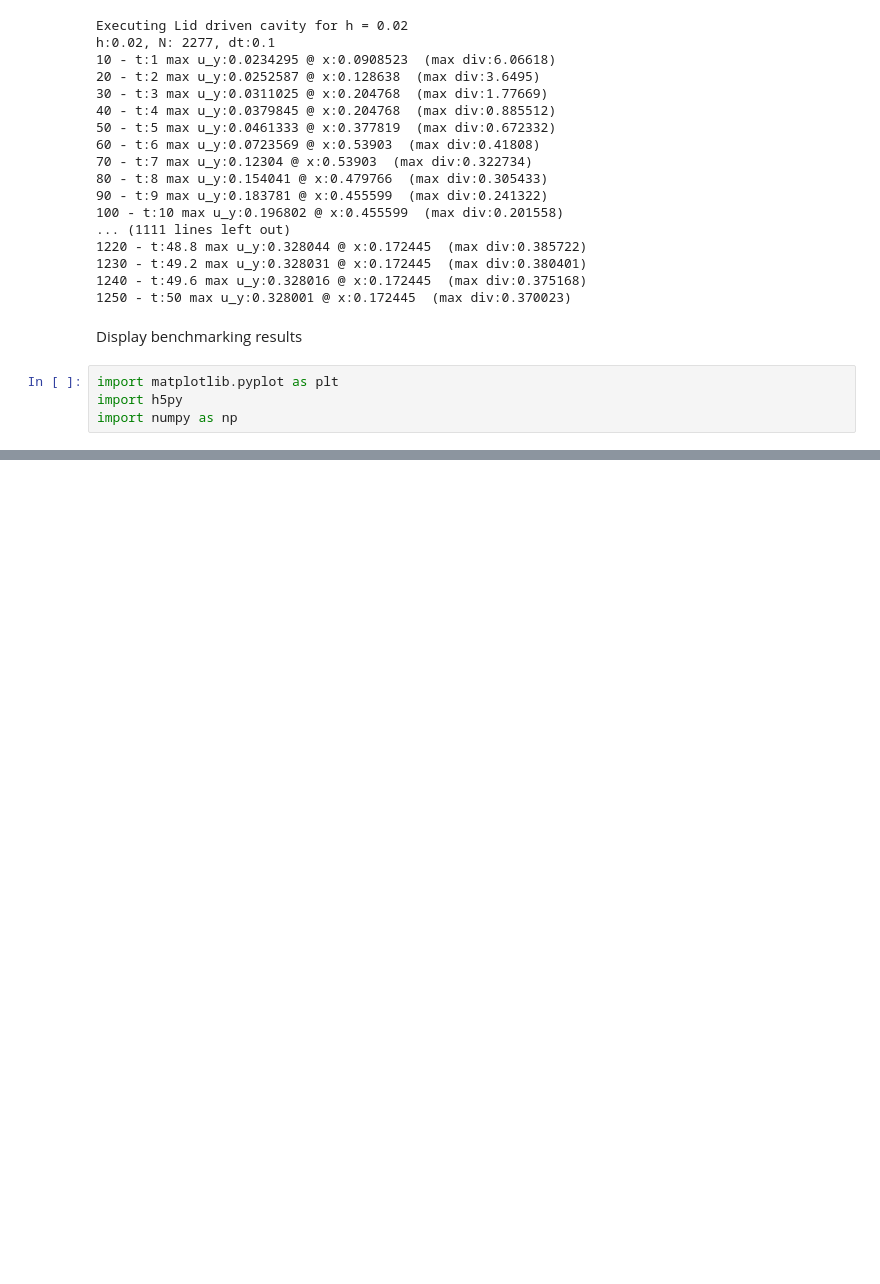
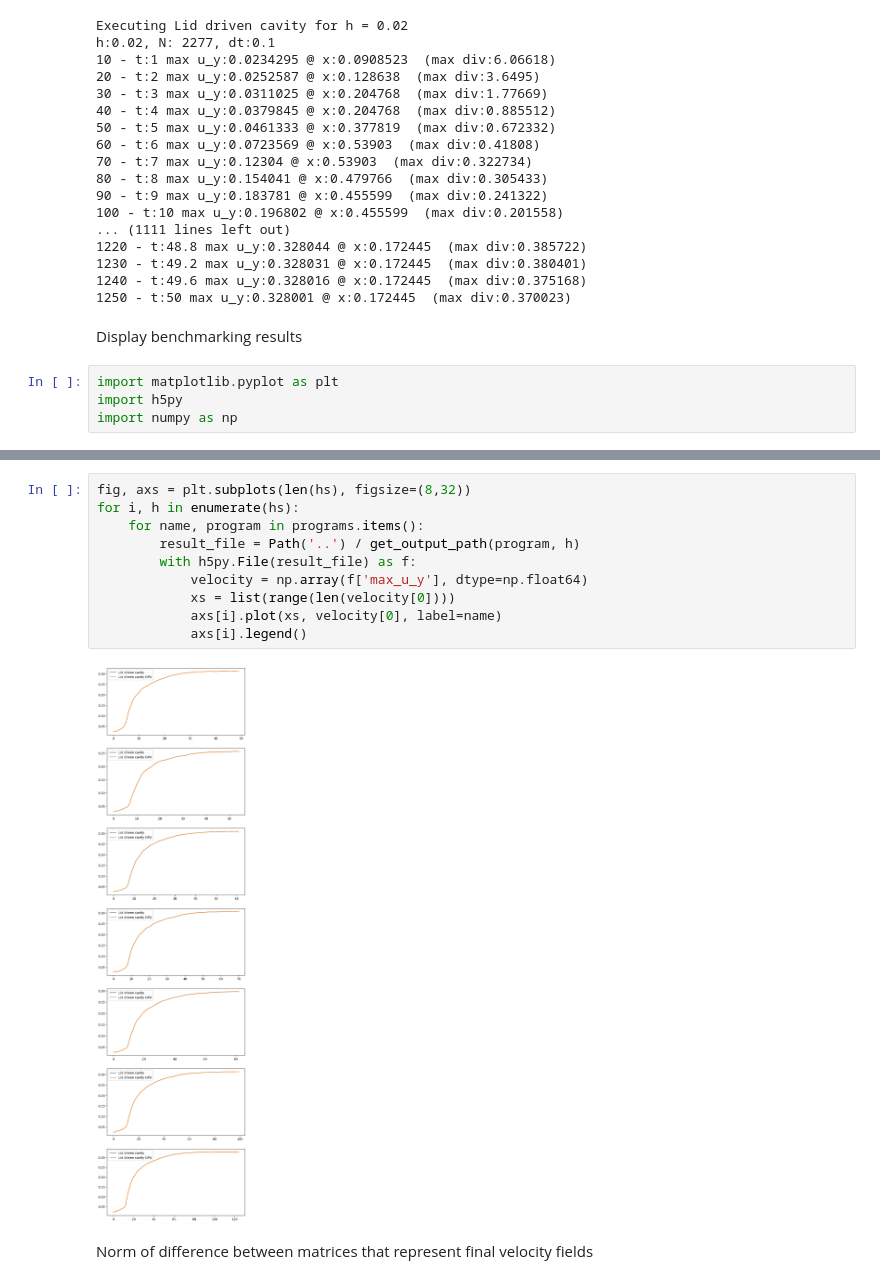
Before and after one commit to ggasper/lid-driven-cavity-gpu, a Jupyter notebook: benchmark/benchmark.ipynb, the cells around one changed output, grey strips where cells are left out. Drawn from its saved outputs; the diff is of its cells as text; blank space fills up the shorter version.

```diff
--- a/benchmark/benchmark.ipynb
+++ b/benchmark/benchmark.ipynb
@@ -85,0 +86,14 @@ ax.legend()
+# %%
+fig, axs = plt.subplots(len(hs), figsize=(8,32))
+for i, h in enumerate(hs):
+    for name, program in programs.items():
+        result_file = Path('..') / get_output_path(program, h)
+        with h5py.File(result_file) as f:
+            velocity = np.array(f['max_u_y'], dtype=np.float64)
+            xs = list(range(len(velocity[0])))
+            axs[i].plot(xs, velocity[0], label=name)
+            axs[i].legend()
+# %% [output]
+[figure, added]
+# %% [markdown]
+Norm of difference between matrices that represent final velocity fields
```
Also changed, not shown: parts of 5 cells of this notebook, 2 other files.
